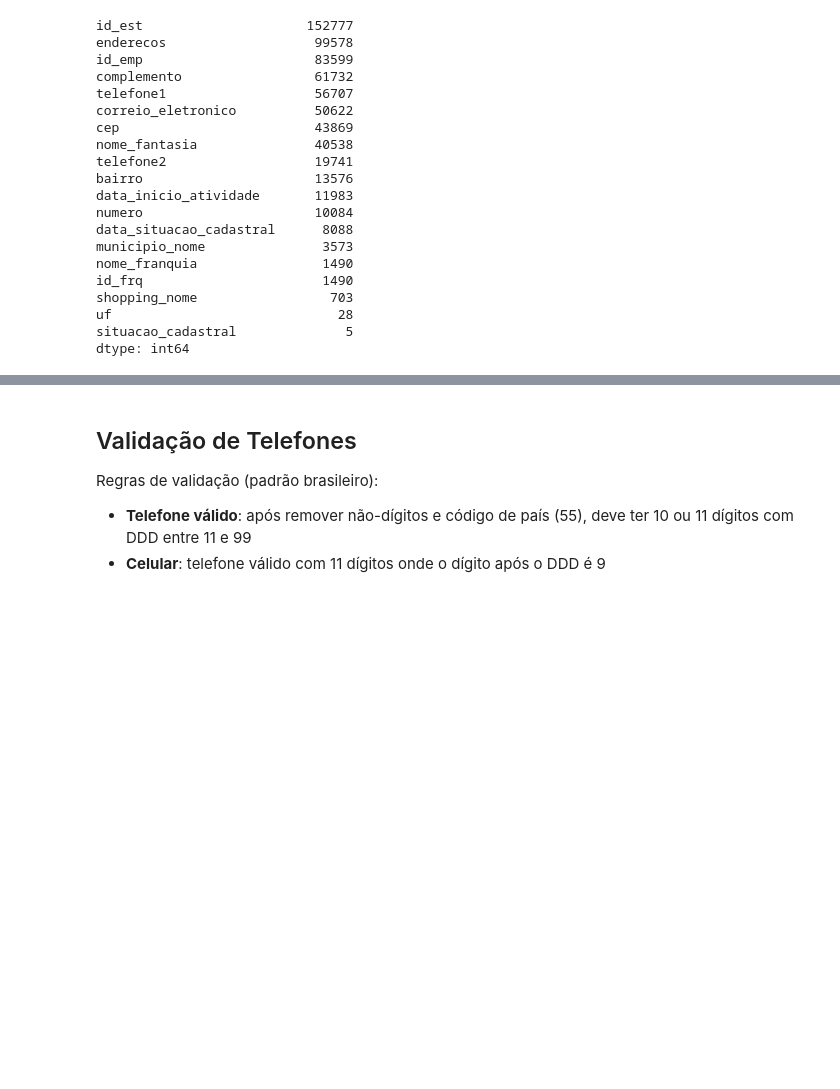
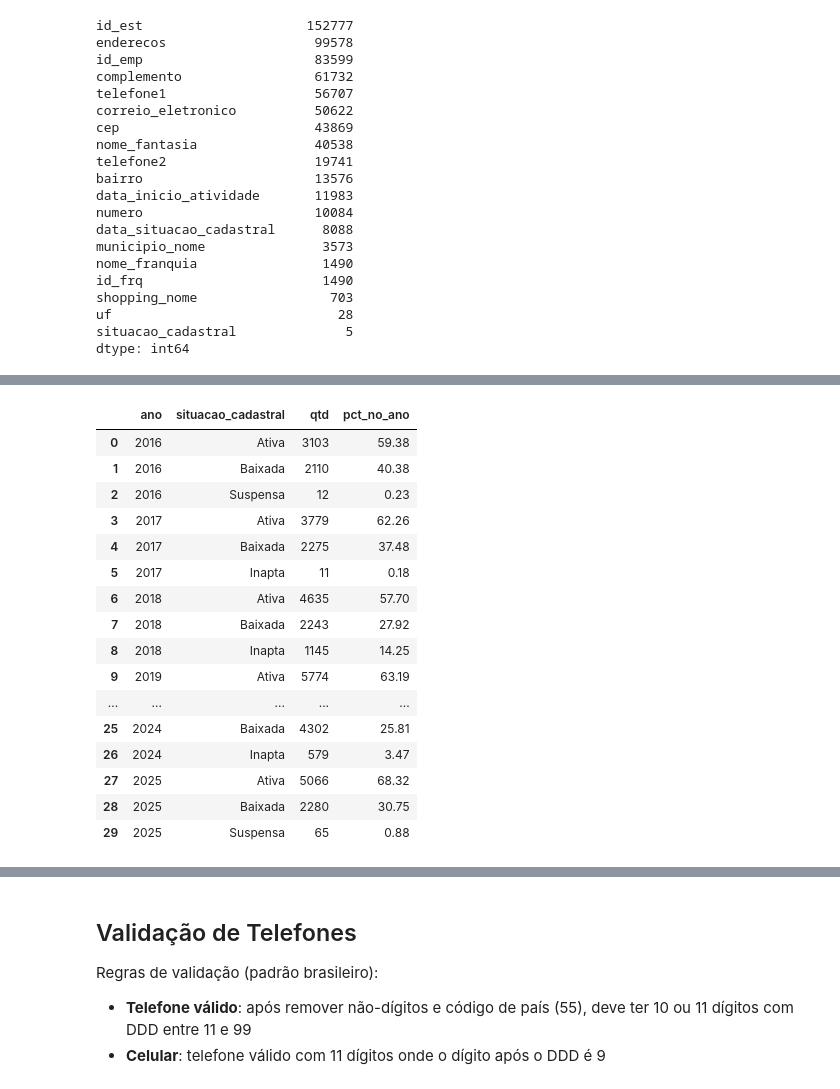
Before and after one commit to marsel-kognita/analise_leads_franquia, a Jupyter notebook: notebooks/analise_descritiva_estabelecimentos.ipynb, the cells around one changed output, grey strips where cells are left out. Drawn from its saved outputs; the diff is of its cells as text; code cells hidden in the pictures; blank space fills up the shorter version.

```diff
--- a/notebooks/analise_descritiva_estabelecimentos.ipynb
+++ b/notebooks/analise_descritiva_estabelecimentos.ipynb
@@ -141,0 +146,64 @@ dtype: int64
+# %%
+col_sit = 'situacao_cadastral'
+col_data = 'data_situacao_cadastral'
+
+if col_sit not in df.columns:
+    raise KeyError(f"Coluna '{col_sit}' nao encontrada no arquivo.")
+
+# Padroniza nulos e espacos para evitar categorias vazias na analise.
+sit_serie = (
+    df[col_sit]
+    .fillna('Nao informado')
+    .astype(str)
+    .str.strip()
+    .replace('', 'Nao informado')
+)
+
+situacao_resumo = (
+    sit_serie
+    .value_counts(dropna=False)
+    .rename_axis('situacao_cadastral')
+    .reset_index(name='qtd')
+)
+situacao_resumo['pct'] = (situacao_resumo['qtd'] / len(df) * 100).round(2)
+
+print('=' * 80)
+print('DISTRIBUICAO DA SITUACAO CADASTRAL')
+print('=' * 80)
+display(situacao_resumo)
+
+print(f"\nTotal de registros: {len(df):,}".replace(',', '.'))
+print(
+    f"Categoria predominante: {situacao_resumo.loc[0, 'situacao_cadastral']} "
+    f"({situacao_resumo.loc[0, 'pct']:.2f}%)"
+)
+
+if col_data in df.columns:
+    datas = pd.to_datetime(df[col_data], errors='coerce')
+    base_temporal = pd.DataFrame({
+        'ano': datas.dt.year,
+        'situacao_cadastral': sit_serie,
+    }).dropna(subset=['ano'])
+    base_temporal['ano'] = base_temporal['ano'].astype(int)
+
+    dist_ano = (
+        base_temporal
+        .groupby(['ano', 'situacao_cadastral'])
+        .size()
+        .reset_index(name='qtd')
+        .sort_values(['ano', 'qtd'], ascending=[True, False])
+    )
+    dist_ano['pct_no_ano'] = (
+        dist_ano['qtd']
+        / dist_ano.groupby('ano')['qtd'].transform('sum')
+        * 100
+    ).round(2)
+
+    ultimos_anos = sorted(dist_ano['ano'].unique())[-10:]
+    dist_ano_recente = dist_ano[dist_ano['ano'].isin(ultimos_anos)]
+
+    print('\nTop 3 situacoes cadastrais por ano (ultimos 10 anos com dados):')
+    display(dist_ano_recente.groupby('ano').head(3).reset_index(drop=True))
+else:
+    print(f"\nColuna '{col_data}' nao encontrada; analise temporal nao gerada.")
+# %% [output]
@@ -141,0 +223,17 @@ dtype: int64
+|  | ano | situacao_cadastral | qtd | pct_no_ano |
+| 0 | 2016 | Ativa | 3103 | 59.38 |
+| 1 | 2016 | Baixada | 2110 | 40.38 |
+| 2 | 2016 | Suspensa | 12 | 0.23 |
+| 3 | 2017 | Ativa | 3779 | 62.26 |
+| 4 | 2017 | Baixada | 2275 | 37.48 |
+| 5 | 2017 | Inapta | 11 | 0.18 |
+| 6 | 2018 | Ativa | 4635 | 57.70 |
+| 7 | 2018 | Baixada | 2243 | 27.92 |
+| 8 | 2018 | Inapta | 1145 | 14.25 |
+| 9 | 2019 | Ativa | 5774 | 63.19 |
+| ... | ... | ... | ... | ... |
+| 25 | 2024 | Baixada | 4302 | 25.81 |
+| 26 | 2024 | Inapta | 579 | 3.47 |
+| 27 | 2025 | Ativa | 5066 | 68.32 |
+| 28 | 2025 | Baixada | 2280 | 30.75 |
+| 29 | 2025 | Suspensa | 65 | 0.88 |
```
Also changed, not shown: parts of 11 cells of this notebook.
